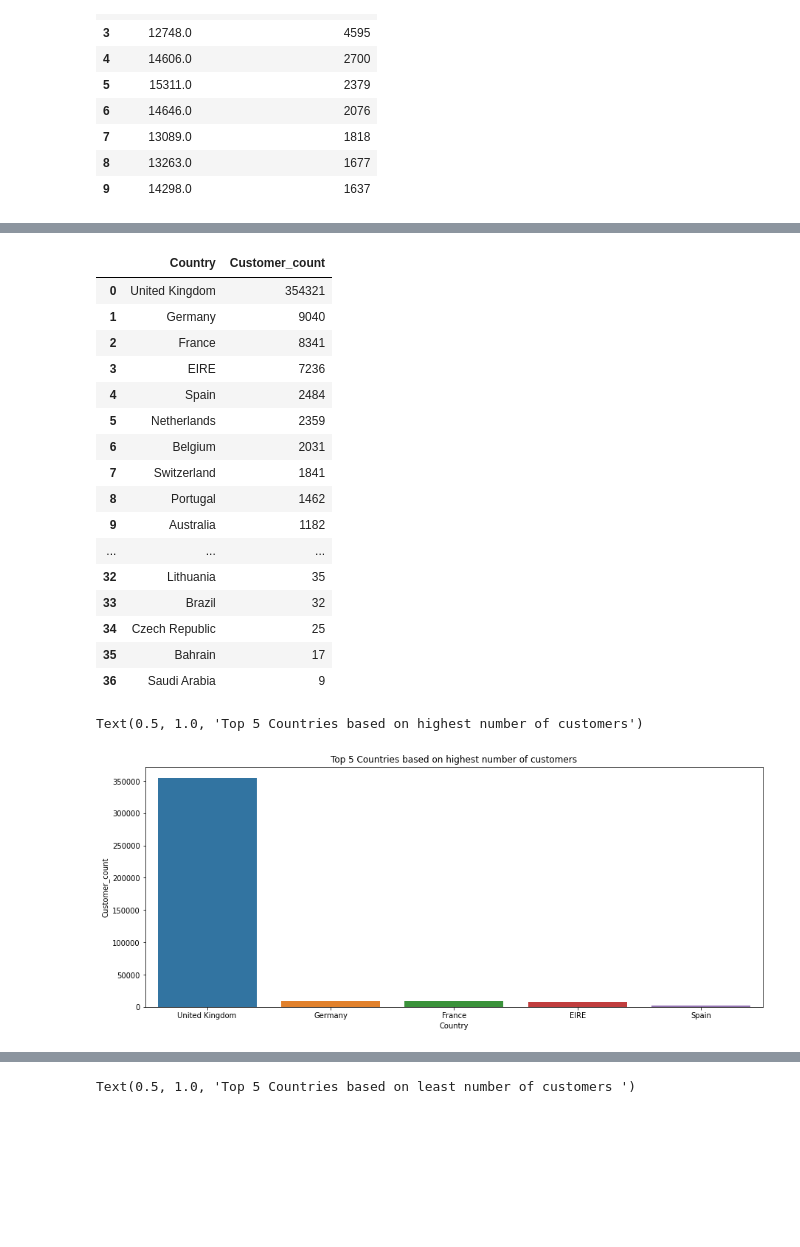
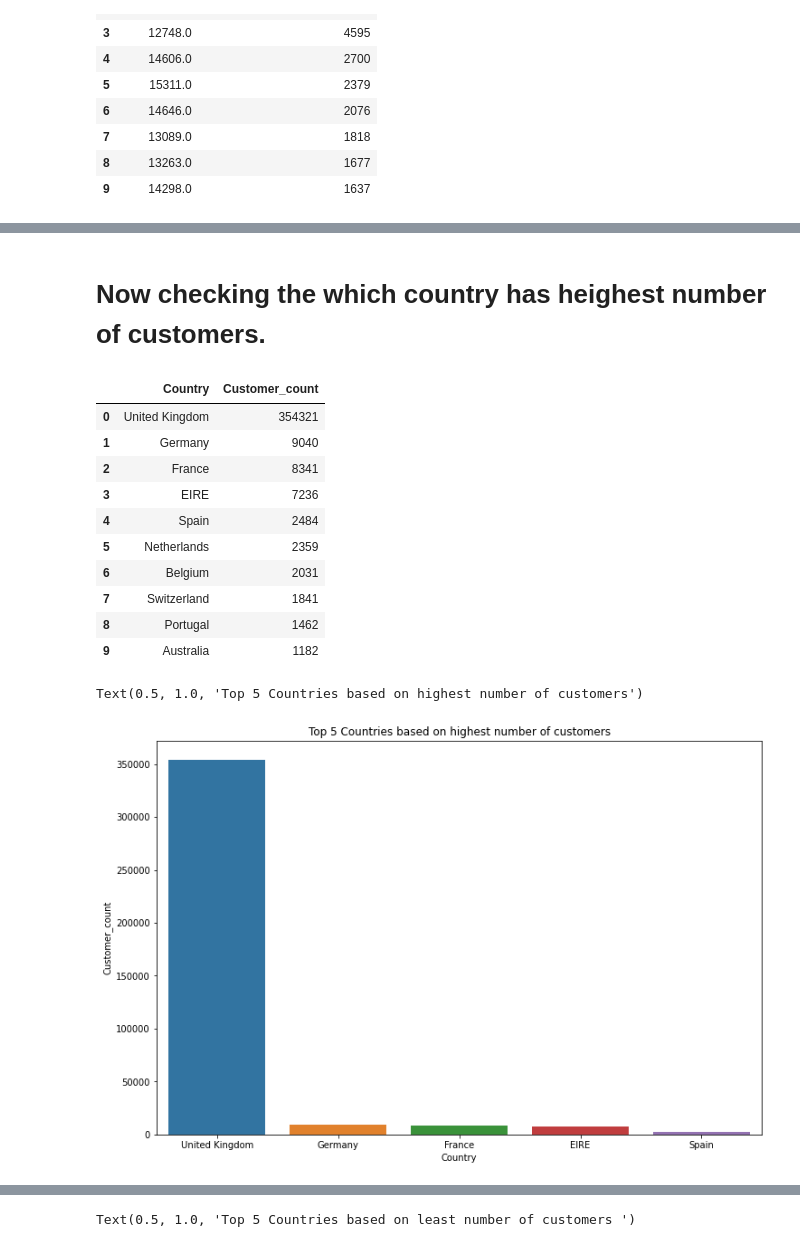
Before and after one commit to Lovejeet-Singh-31/Online-Retail-Customer-Segmentation, a Jupyter notebook: Online_Retail_Customer_Segmentation_Capstone_Project.ipynb, the cells around one changed output, grey strips where cells are left out. Saved outputs shown, nothing was run; the diff lists cells and outputs as text; code cells hidden in the pictures; blank space fills up the shorter version.

```diff
--- a/Online_Retail_Customer_Segmentation_Capstone_Project.ipynb
+++ b/Online_Retail_Customer_Segmentation_Capstone_Project.ipynb
@@ -401,5 +401,8 @@ Text(0.5, 1.0, 'Top 10 frequent Customers.')
+# %% [markdown]
+# Now checking the which country has heighest number of customers.
 # %%
-top_5_countries=retail_df['Country'].value_counts().reset_index().rename(columns={'index':'Country','Country':'Customer_count'})
+#getting the country which has highest number of customers
+top_5_countries = retail_df['Country'].value_counts().reset_index().rename(columns={'index':'Country','Country':'Customer_count'}).head(10)
 top_5_countries
 # %% [output]
 |  | Country | Customer_count |
@@ -413,18 +416,12 @@ top_5_countries
 | 7 | Switzerland | 1841 |
 | 8 | Portugal | 1462 |
 | 9 | Australia | 1182 |
-| ... | ... | ... |
-| 32 | Lithuania | 35 |
-| 33 | Brazil | 32 |
-| 34 | Czech Republic | 25 |
-| 35 | Bahrain | 17 |
-| 36 | Saudi Arabia | 9 |
 # %%
 # top 5 countries where max sell happens.
-plt.figure(figsize=(15,6))
+plt.figure(figsize=(12,8))
 sns.barplot(x=top_5_countries['Country'].head(5),y=top_5_countries['Customer_count'].head(5))
 plt.title('Top 5 Countries based on highest number of customers')
 # %% [output]
 Text(0.5, 1.0, 'Top 5 Countries based on highest number of customers')
-[figure, old version]
+[figure, new version]
 # %% [markdown]
```
Also changed, not shown: parts of 3 cells of this notebook.
